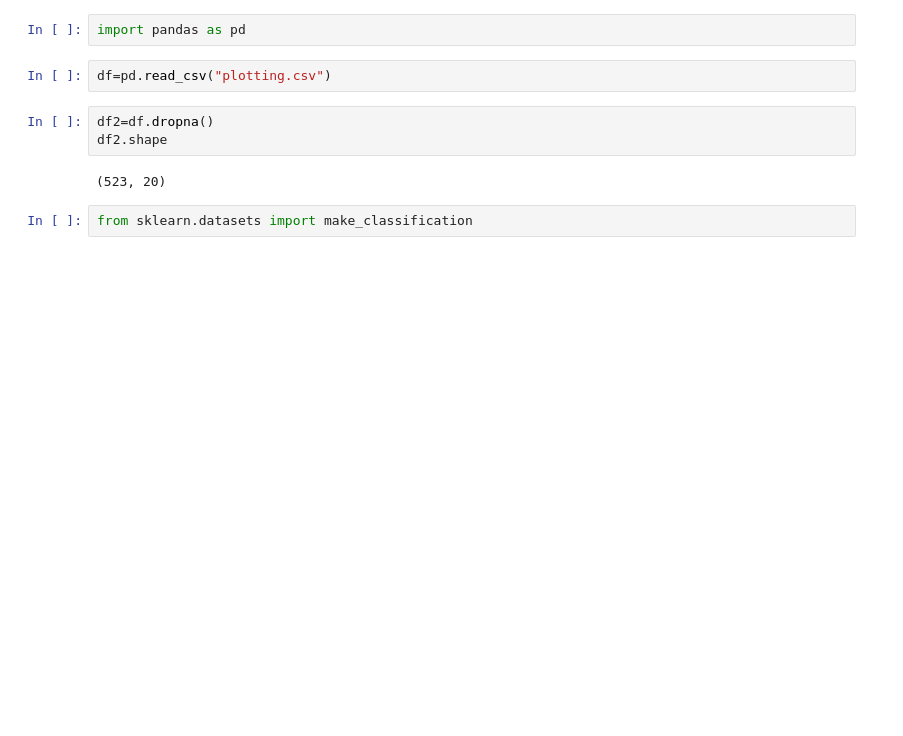
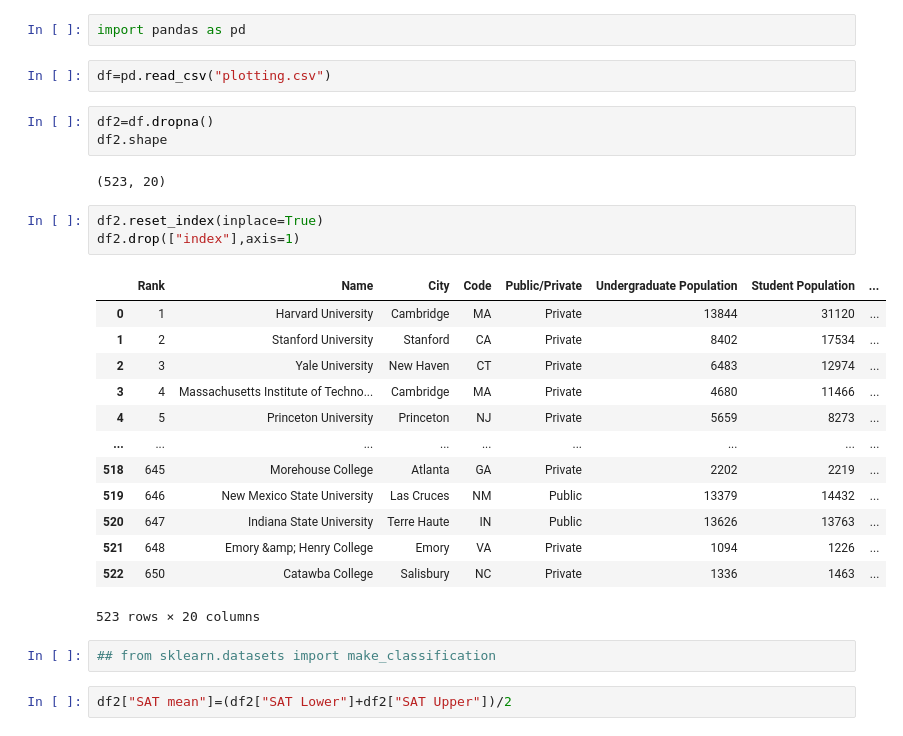
Before and after one commit to Amasterw/UR_FinalProject, a Jupyter notebook: ml.ipynb, the cells around one changed output. Drawn from its saved outputs; the diff is of its cells as text; blank space fills up the shorter version.

```diff
--- a/ml.ipynb
+++ b/ml.ipynb
@@ -7,5 +7,24 @@ df2=df.dropna()
 df2.shape
 # %% [output]
 (523, 20)
+# %%
+df2.reset_index(inplace=True)
+df2.drop(["index"],axis=1)
+# %% [output]
+|  | Rank | Name | City | Code | Public/Private | Undergraduate Population | Student Population | ... |
+| 0 | 1 | Harvard University | Cambridge | MA | Private | 13844 | 31120 | ... |
+| 1 | 2 | Stanford University | Stanford | CA | Private | 8402 | 17534 | ... |
+| 2 | 3 | Yale University | New Haven | CT | Private | 6483 | 12974 | ... |
+| 3 | 4 | Massachusetts Institute of Techno... | Cambridge | MA | Private | 4680 | 11466 | ... |
+| 4 | 5 | Princeton University | Princeton | NJ | Private | 5659 | 8273 | ... |
+| ... | ... | ... | ... | ... | ... | ... | ... | ... |
+| 518 | 645 | Morehouse College | Atlanta | GA | Private | 2202 | 2219 | ... |
+| 519 | 646 | New Mexico State University | Las Cruces | NM | Public | 13379 | 14432 | ... |
+| 520 | 647 | Indiana State University | Terre Haute | IN | Public | 13626 | 13763 | ... |
+| 521 | 648 | Emory &amp; Henry College | Emory | VA | Private | 1094 | 1226 | ... |
+| 522 | 650 | Catawba College | Salisbury | NC | Private | 1336 | 1463 | ... |
+523 rows × 20 columns
 # %%
-from sklearn.datasets import make_classification
+## from sklearn.datasets import make_classification
+# %%
+df2["SAT mean"]=(df2["SAT Lower"]+df2["SAT Upper"])/2
```
Also changed, not shown: parts of 19 cells of this notebook, 3 other files.
